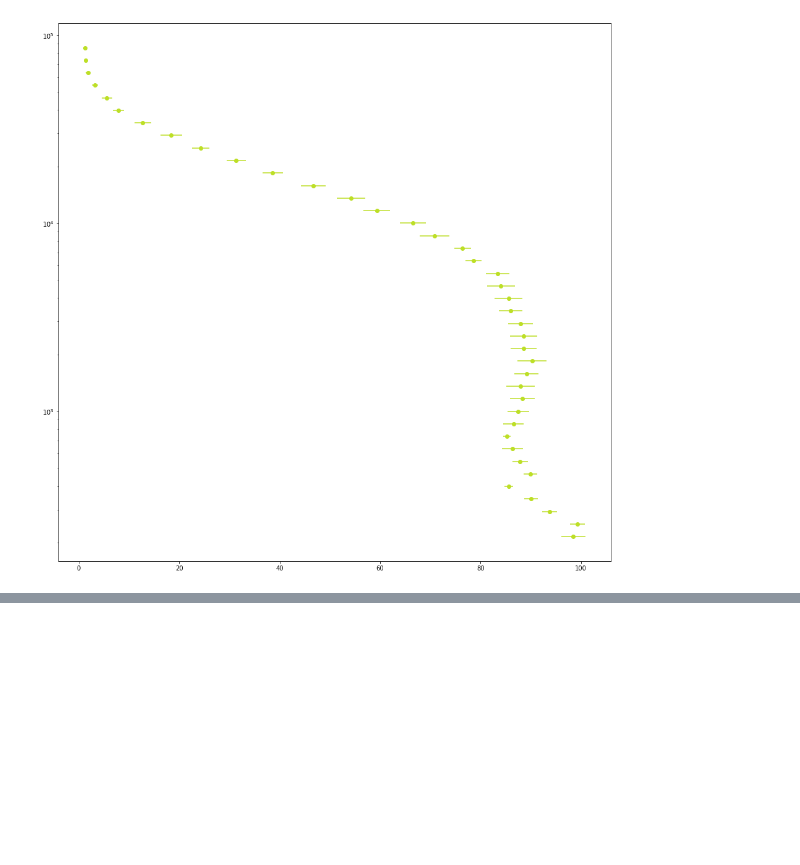
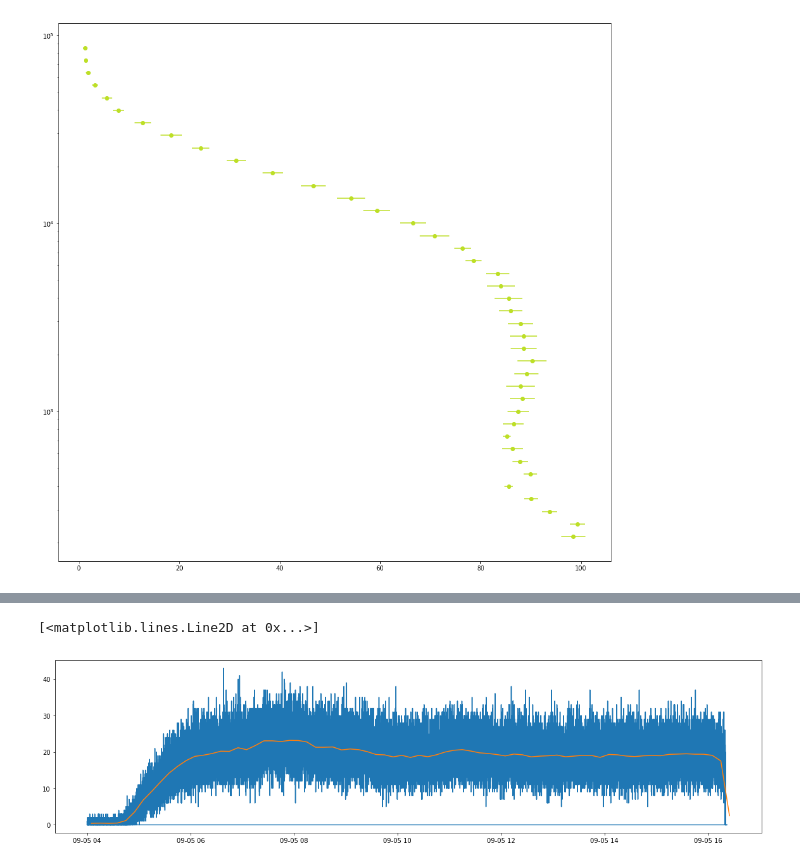
Before and after one commit to ODZ-UJF-AV-CR/FIK-4-Kiruna, a Jupyter notebook: notebooks/Flight-KAKL.ipynb, the cells around one changed output, grey strips where cells are left out. Cells and saved outputs as stored; diff of their text form; code cells hidden in the pictures; blank space fills up the shorter version.

```diff
--- a/notebooks/Flight-KAKL.ipynb
+++ b/notebooks/Flight-KAKL.ipynb
@@ -419,0 +489,20 @@ par2.spines['top'].set_position(('outward', 60))
+# %%
+fto = './FLIGHT/GM-BE/YAXIS.TXT' #  File to Open
+df = pd.read_table(fto, sep=',', header=None, comment='*',engine='python' )
+
+df['time'] = pd.to_datetime(df[0] + 1567656000,unit='s')
+
+df.set_index('time',drop=True, inplace=True)
+
+xx=df
+
+MINUTES = 10
+WINDOW = str(MINUTES) + 'T'
+OFFSET = str(MINUTES/2) + 'T'
+
+plt.figure(figsize=(20,5))
+plt.plot(xx[1])
+plt.plot(xx[1].resample(WINDOW, loffset=OFFSET).mean())
+# %% [output]
+[<matplotlib.lines.Line2D at 0x...>]
+[figure, added]
```
Also changed, not shown: parts of 10 cells of this notebook, 7 other files.
